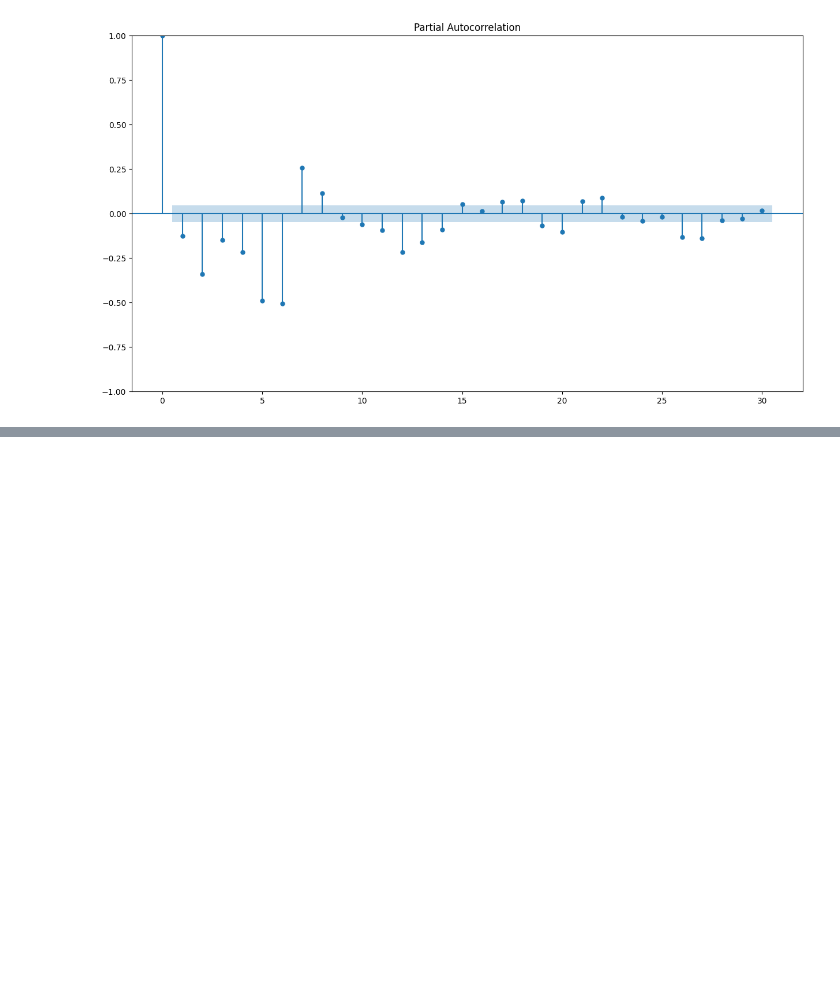
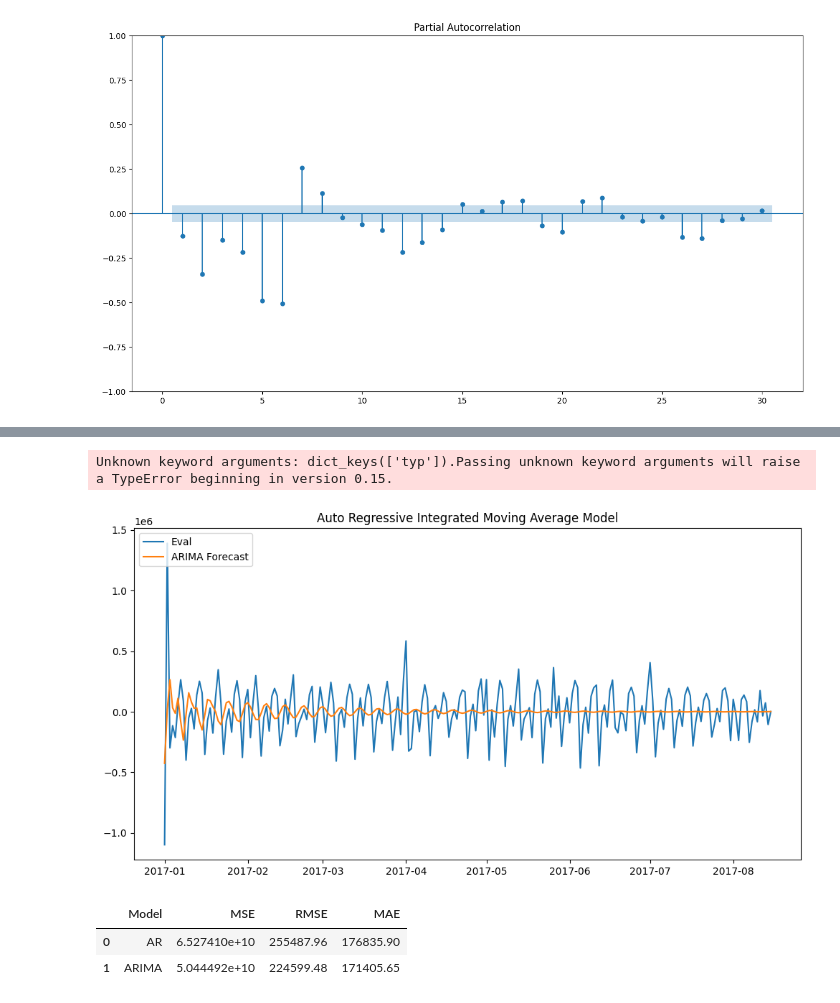
Before and after one commit to Azie88/Time-Series-Sales-Prediction-ARIMA, a Jupyter notebook: ARIMA_Model.ipynb, the cells around one changed output, grey strips where cells are left out. Drawn from its saved outputs; the diff is of its cells as text; code cells hidden in the pictures; blank space fills up the shorter version.

```diff
--- a/ARIMA_Model.ipynb
+++ b/ARIMA_Model.ipynb
@@ -365,0 +446,4 @@ plt.show()
+# %%
+model_2 = ARIMA(training_set['shiftDiff'].dropna(), order=(5,0,2))
+model_2_fit = model_2.fit()
+model_2_fit.summary()
@@ -366,7 +480,32 @@ plt.show()
 # %%
-# Make predictions using the AR model on train and evaluation data
+# Make predictions on the test data
 
-AR_pred = AR_model_results.predict (start = len(daily_sum_sales['shiftDiff']),
-                           end = len(daily_sum_sales['shiftDiff']) + len(eval_set['firstDiff']) - 1,
-                           dynamic = False
-                           )
+ARIMA_pred = model_2_fit.predict(start=len(training_set['shiftDiff'].dropna()),
+                                 end=len(training_set['shiftDiff'].dropna()) + len(eval_set['shiftDiff']) - 1,
+                                 typ="levels")
+# %% [output]
+Unknown keyword arguments: dict_keys(['typ']).Passing unknown keyword arguments will raise a TypeError beginning in version 0.15.
+# %%
+# plot the evaluation and model predictions
+
+plt.figure(figsize = (12,6))
+plt.plot(eval_set['shiftDiff'], label = 'Eval')
+plt.plot (ARIMA_pred, label = 'ARIMA Forecast')
+plt.legend(loc='upper left')
+plt.title('Auto Regressive Integrated Moving Average Model')
+plt.show()
+# %% [output]
+[figure, added]
+# %%
+mse = mean_squared_error(eval_set['shiftDiff'], ARIMA_pred)
+rmse = np.sqrt(mean_squared_error(eval_set['shiftDiff'], ARIMA_pred)).round(2)
+mae = mean_absolute_error(eval_set['shiftDiff'], ARIMA_pred).round(2)
+
+
+model_results = pd.DataFrame([['ARIMA', mse, rmse, mae]], columns = ['Model', 'MSE', 'RMSE', 'MAE'])
+results_2 = pd.concat([results_1, model_results], ignore_index=True)
+results_2
+# %% [output]
+|  | Model | MSE | RMSE | MAE |
+| 0 | AR | 6.527410e+10 | 255487.96 | 176835.90 |
+| 1 | ARIMA | 5.044492e+10 | 224599.48 | 171405.65 |
```
Also changed, not shown: parts of 18 cells of this notebook.
